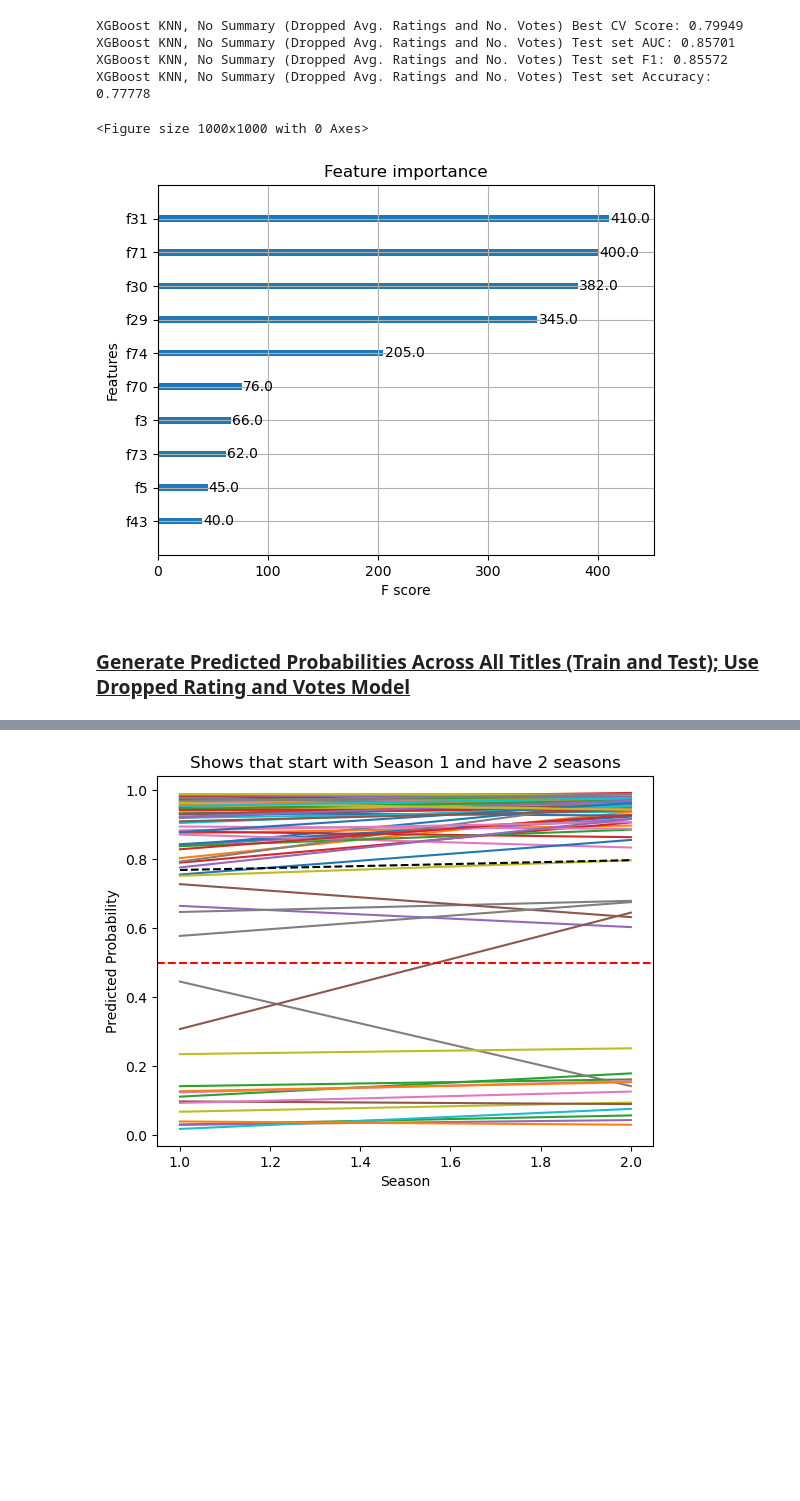
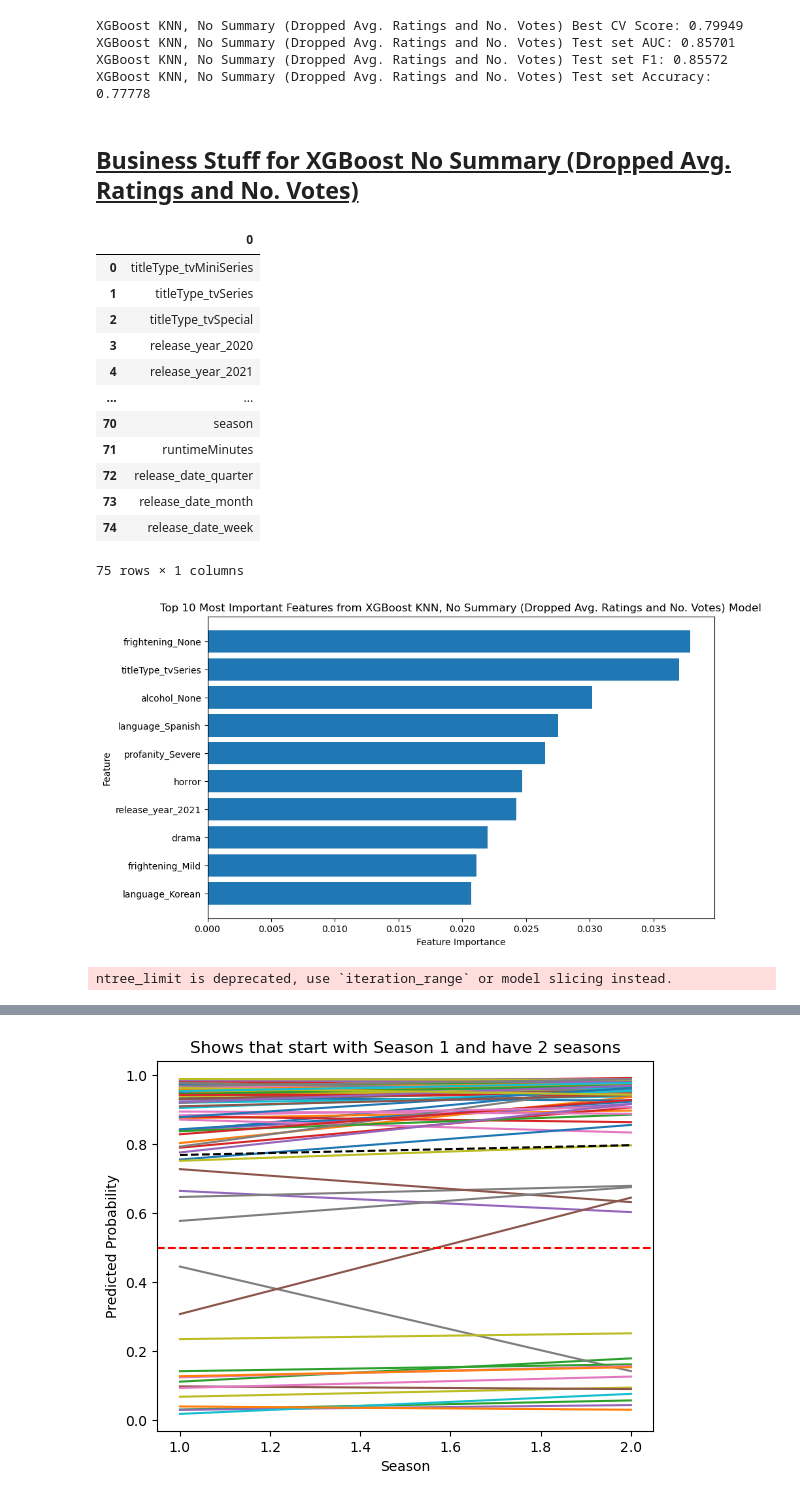
Before and after one commit to Joeyzect/Netflix_ALab_2022, a Jupyter notebook: notebooks/16-yen-tvshows-redux-modelling-final.ipynb, the cells around one changed output, grey strips where cells are left out. Saved outputs shown, nothing was run; the diff lists cells and outputs as text; code cells hidden in the pictures; blank space fills up the shorter version.

Commit message:
scatter plots and business stuff

```diff
--- a/notebooks/16-yen-tvshows-redux-modelling-final.ipynb
+++ b/notebooks/16-yen-tvshows-redux-modelling-final.ipynb
@@ -1013,16 +1009,58 @@ XGBoost KNN, No Summary (Dropped Avg. Ratings and No. Votes) Best CV Score: 0.79
 XGBoost KNN, No Summary (Dropped Avg. Ratings and No. Votes) Test set AUC: 0.85701
 XGBoost KNN, No Summary (Dropped Avg. Ratings and No. Votes) Test set F1: 0.85572
 XGBoost KNN, No Summary (Dropped Avg. Ratings and No. Votes) Test set Accuracy: 0.77778
+# %% [markdown]
+## <u>Business Stuff for XGBoost No Summary (Dropped Avg. Ratings and No. Votes)<u>
+# %%
+# define function to get feature names from a pipeline or column transformer
+def get_feature_names(estimator):
+    """Get feature names from a pipeline or column transformer."""
+    feature_names = []
+    for transformer in estimator.transformers_:
+        try:
+            if transformer[0] == 'rankings_pipeline':
+                feature_names.append(['director_rank', 'actor_rank', 'writer_rank'])
+            else:
+                feature_names.append(transformer[1].get_feature_names_out())
+        except:
+            pass
+    feature_names = np.concatenate(feature_names)
+    unchanged_features = [feature for feature in estimator.feature_names_in_ if feature not in ['release_year', 'titleType', 'genres', 'summary', 'nudity', 'violence', 'profanity', 'alcohol', 'frightening', 'language', 'director_rank', 'actor_rank', 'writer_rank']]
+    feature_names = np.concatenate([feature_names, unchanged_features])
+    return feature_names
+# %%
+xgb_gs_ns_knn_drop_feature_names = get_feature_names(best_xgb_gs_ns_knn_drop['xgb_transformer'])
+pd.DataFrame(xgb_gs_ns_knn_drop_feature_names)
+# %% [output]
+|  | 0 |
+| 0 | titleType_tvMiniSeries |
+| 1 | titleType_tvSeries |
+| 2 | titleType_tvSpecial |
+| 3 | release_year_2020 |
+| 4 | release_year_2021 |
+| ... | ... |
+| 70 | season |
+| 71 | runtimeMinutes |
+| 72 | release_date_quarter |
+| 73 | release_date_month |
+| 74 | release_date_week |
+75 rows × 1 columns
 # %%
 # plot top 10 most important features from model as a bar chart
-from xgboost import plot_importance
-import matplotlib.pyplot as plt
-
-plt.figure(figsize=(10,10))
-plot_importance(best_xgb_gs_ns_knn_drop.named_steps['xgb'], max_num_features=10)
+plt.figure(figsize=(10, 6))
+plt.barh(xgb_gs_ns_knn_drop_feature_names[np.argsort(best_xgb_gs_ns_knn_drop['xgb'].feature_importances_)[-10:]], best_xgb_gs_ns_knn_drop['xgb'].feature_importances_[np.argsort(best_xgb_gs_ns_knn_drop['xgb'].feature_importances_)[-10:]])
+plt.title('Top 10 Most Important Features from XGBoost KNN, No Summary (Dropped Avg. Ratings and No. Votes) Model')
+plt.xlabel('Feature Importance')
+plt.ylabel('Feature')
 plt.show()
 # %% [output]
-<Figure size 1000x1000 with 0 Axes>
-[figure, old version]
+[figure, new version]
-# %% [markdown]
-### <u>Generate Predicted Probabilities Across All Titles (Train and Test); Use Dropped Rating and Votes Model<u>
+# %%
+# create shap.summary_plot for best_xgb_gs_ns_knn model
+from xgboost import DMatrix
+
+explainer = shap.TreeExplainer(best_xgb_gs_ns_knn_drop['xgb'])
+
+shap_values = explainer.shap_values(DMatrix(best_xgb_gs_ns_knn_drop['xgb_transformer'].transform(X_test), y_test))
+# %% [output]
+ntree_limit is deprecated, use `iteration_range` or model slicing instead.
```
Also changed, not shown: parts of 23 cells of this notebook.
